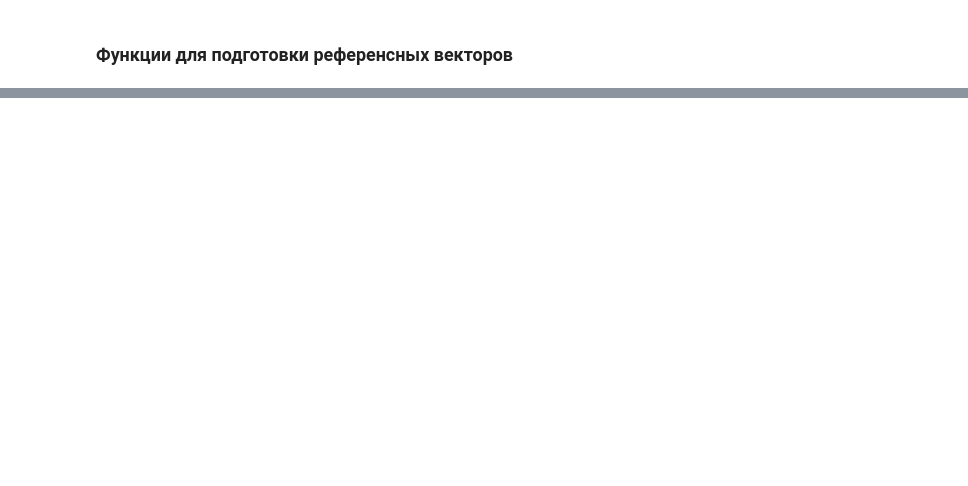
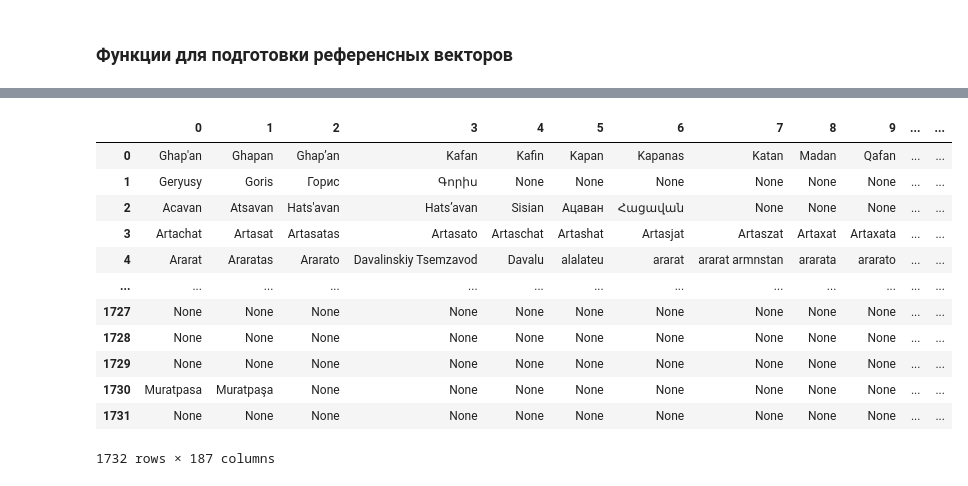
Before and after one commit to krairy/geonames, a Jupyter notebook: scripts/main.ipynb, the cells around one changed output, grey strips where cells are left out. Cells and saved outputs as stored; diff of their text form; code cells hidden in the pictures; blank space fills up the shorter version.

```diff
--- a/scripts/main.ipynb
+++ b/scripts/main.ipynb
@@ -443,3 +502,11 @@ def preprocess_name(name):
     name = ' '.join(name.split())
 
     return name
+# %%
+import numpy as np
+%time
+altnames_tuples = [l.split(',') if l else [None] for l in df_.alternatenames.values] #[0].split(',')
+
+#altnames_tuples = np.array(altnames_tuples)#.pad(None)
+for i in range(len(altnames_tuples)):
+    altnames_tuples[i] = np.pad(altnames_tuples[i], (0, len(altnames_tuples[i])), 'constant', constant_values=(None))
@@ -445,0 +516,18 @@ def preprocess_name(name):
+# %%
+df_names = pd.DataFrame(index = df_.index, data=altnames_tuples)
+df_names = pd.concat((df_names, df_.name), axis=1)
+df_names
+# %% [output]
+|  | 0 | 1 | 2 | 3 | 4 | 5 | 6 | 7 | 8 | 9 | ... | ... |
+| 0 | Ghap'an | Ghapan | Ghap’an | Kafan | Kafin | Kapan | Kapanas | Katan | Madan | Qafan | ... | ... |
+| 1 | Geryusy | Goris | Горис | Գորիս | None | None | None | None | None | None | ... | ... |
+| 2 | Acavan | Atsavan | Hats'avan | Hats’avan | Sisian | Ацаван | Հացավան | None | None | None | ... | ... |
+| 3 | Artachat | Artasat | Artasatas | Artasato | Artaschat | Artashat | Artasjat | Artaszat | Artaxat | Artaxata | ... | ... |
+| 4 | Ararat | Araratas | Ararato | Davalinskiy Tsemzavod | Davalu | alalateu | ararat | ararat armnstan | ararata | ararato | ... | ... |
+| ... | ... | ... | ... | ... | ... | ... | ... | ... | ... | ... | ... | ... |
+| 1727 | None | None | None | None | None | None | None | None | None | None | ... | ... |
+| 1728 | None | None | None | None | None | None | None | None | None | None | ... | ... |
+| 1729 | None | None | None | None | None | None | None | None | None | None | ... | ... |
+| 1730 | Muratpasa | Muratpaşa | None | None | None | None | None | None | None | None | ... | ... |
+| 1731 | None | None | None | None | None | None | None | None | None | None | ... | ... |
+1732 rows × 187 columns
```
Also changed, not shown: parts of 5 cells of this notebook, 1 other file.
